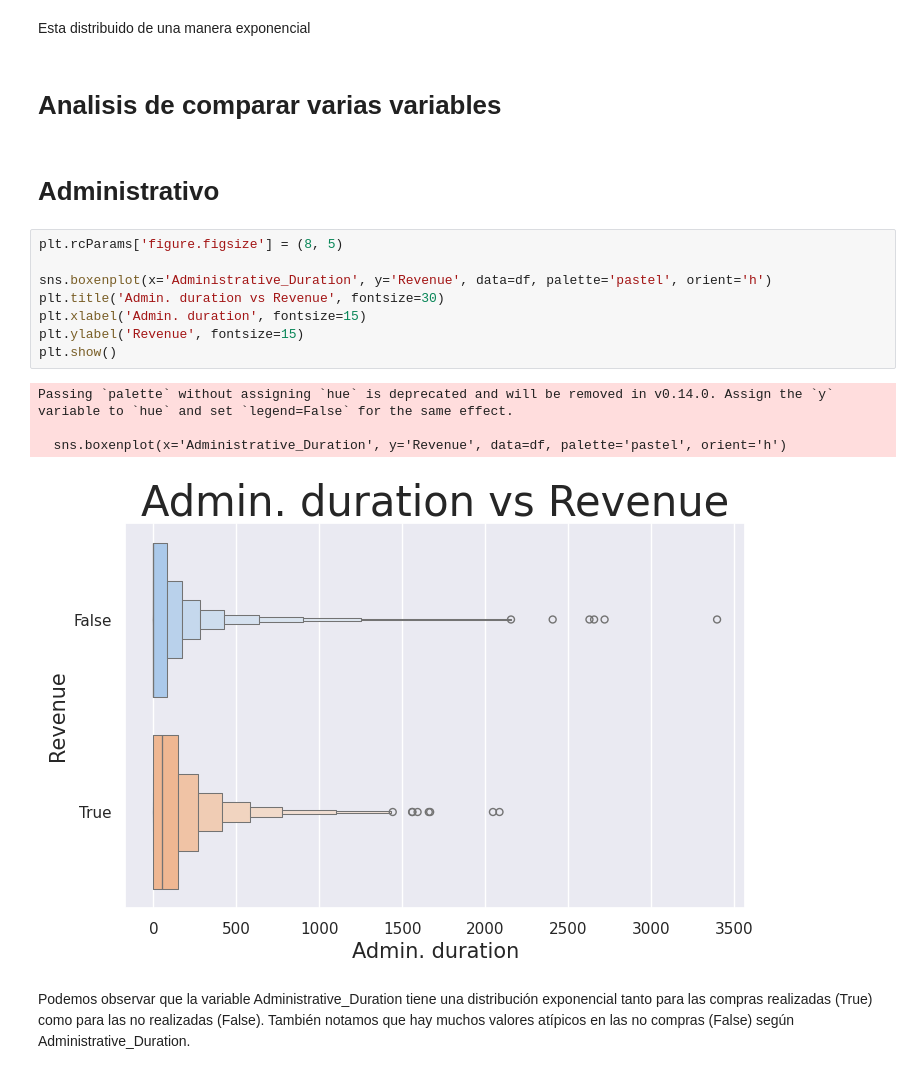
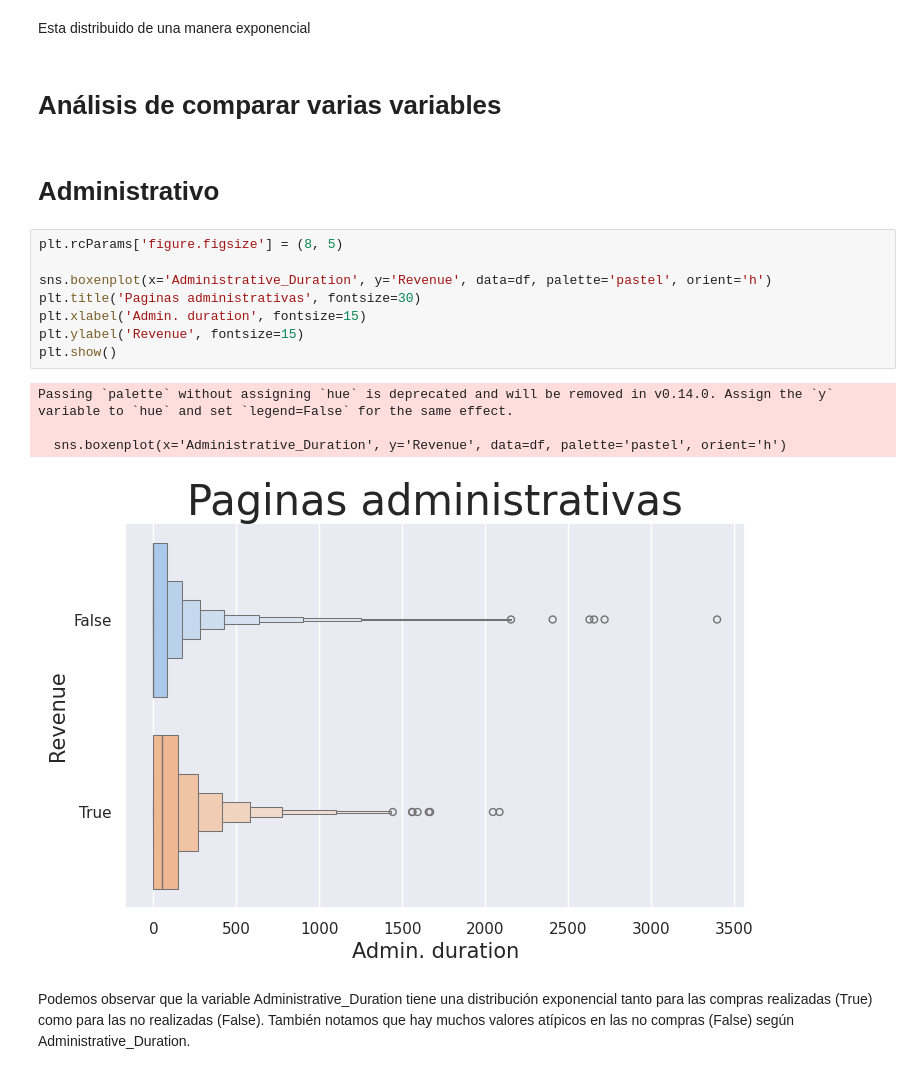
Before and after one commit to titopucp2024/online-shoppers-purchasing-intention, a Jupyter notebook: Desarrollo.ipynb, the cells around one changed output. Cells and saved outputs as stored; diff of their text form.

```diff
--- a/Desarrollo.ipynb
+++ b/Desarrollo.ipynb
@@ -178,22 +186,22 @@ plt.show()
 # %% [markdown]
 Esta distribuido de una manera exponencial
 # %% [markdown]
-# Analisis de comparar varias variables
+# Análisis de comparar varias variables
 # %% [markdown]
 # Administrativo
 # %%
 plt.rcParams['figure.figsize'] = (8, 5)
 
 sns.boxenplot(x='Administrative_Duration', y='Revenue', data=df, palette='pastel', orient='h')
-plt.title('Admin. duration vs Revenue', fontsize=30)
+plt.title('Paginas administrativas', fontsize=30)
 plt.xlabel('Admin. duration', fontsize=15)
 plt.ylabel('Revenue', fontsize=15)
 plt.show()
 # %% [output]
 Passing `palette` without assigning `hue` is deprecated and will be removed in v0.14.0. Assign the `y` variable to `hue` and set `legend=False` for the same effect.
 
   sns.boxenplot(x='Administrative_Duration', y='Revenue', data=df, palette='pastel', orient='h')
-[figure, old version]
+[figure, new version]
 # %% [markdown]
 Podemos observar que la variable Administrative_Duration tiene una distribución exponencial tanto para las compras realizadas (True) como para las no realizadas (False). También notamos que hay muchos valores atípicos en las no compras (False) según Administrative_Duration.
 # %% [markdown]
```
Also changed, not shown: parts of 6 cells of this notebook.
